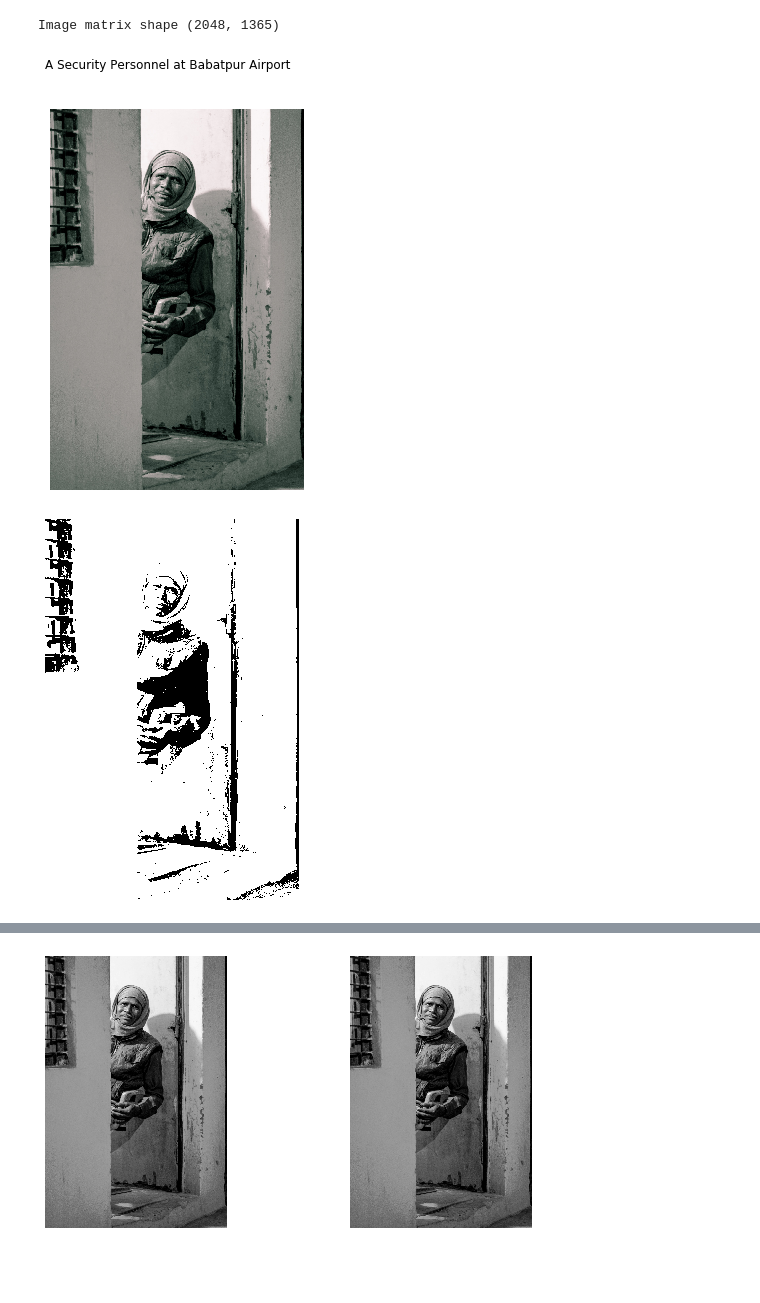
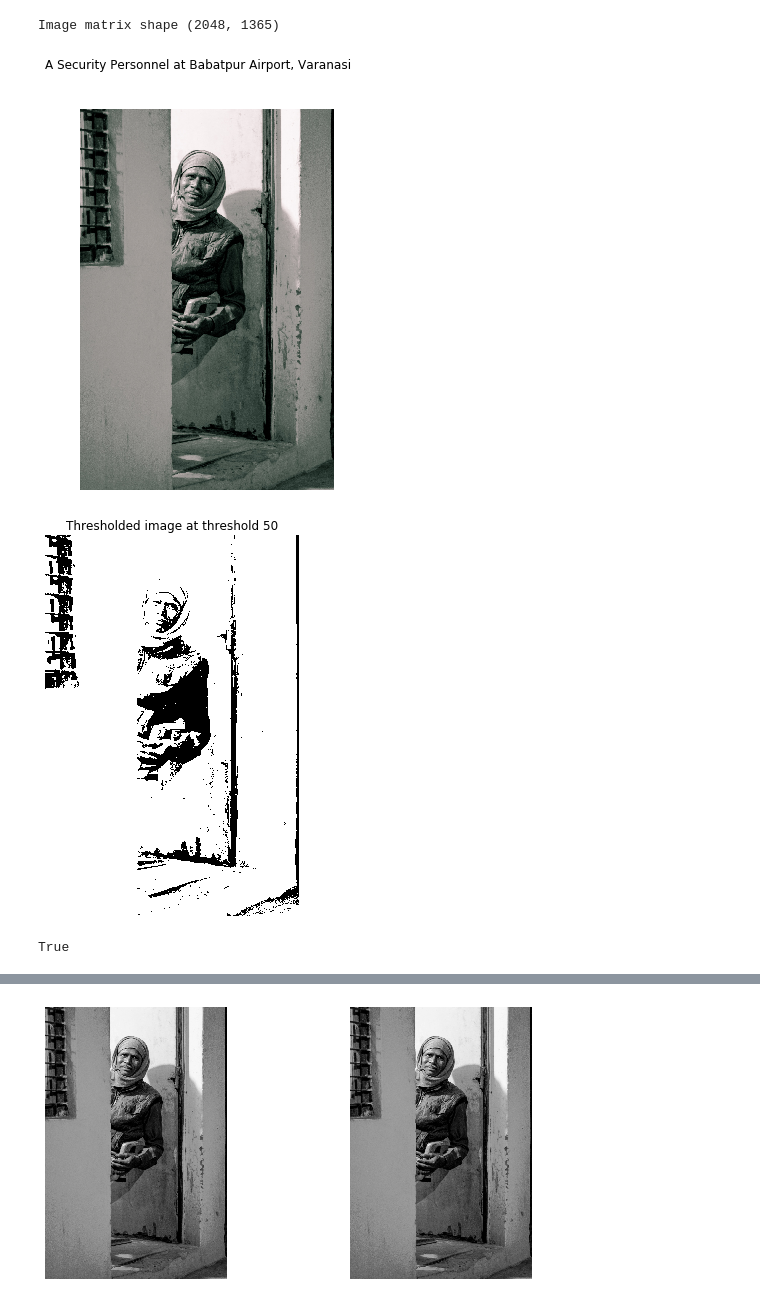
Before and after one commit to thisisashukla/computer-vision, a Jupyter notebook: 3_segmentation/01_non_contextual_techniques.ipynb, the cells around one changed output, grey strips where cells are left out. Cells and saved outputs as stored; diff of their text form; code cells hidden in the pictures; blank space fills up the shorter version.

Commit message:
segmentation chapter

```diff
--- a/3_segmentation/01_non_contextual_techniques.ipynb
+++ b/3_segmentation/01_non_contextual_techniques.ipynb
@@ -50,11 +50,11 @@ Image matrix shape (2048, 1365)
 # %%
 f, ax = plt.subplots(1, 1, figsize = (10, 7))
 ax.imshow(image)
 ax.axis('off')
-plt.suptitle('A Security Personnel at Babatpur Airport')
+plt.suptitle('A Security Personnel at Babatpur Airport, Varanasi')
 plt.show()
 # %% [output]
-[figure, old version]
+[figure, new version]
 # %%
 # function to perform simple thresholding
 
@@ -64,14 +64,19 @@ def simple_thresholding1(img, thr):
 
     return img_t
 # %%
-image_th1 = simple_thresholding1(image_g, 50)
+thr = 50
+image_th1 = simple_thresholding1(image_g, thr)
 
 f, ax = plt.subplots(1, 1, figsize = (7, 7))
 ax.axis('off')
 plt.imshow(image_th1, cmap = 'gray')
+plt.title('Thresholded image at threshold {}'.format(thr))
 plt.show()
+
+cv2.imwrite('..//assets//traditional_segmentation//{}_seg_{}.jpg'.format(name, thr), image_th1)
 # %% [output]
-[figure, old version]
+[figure, new version]
+True
 # %%
 # function to print histogram of an image
 
```
Also changed, not shown: parts of 24 cells of this notebook, 16 other files.
